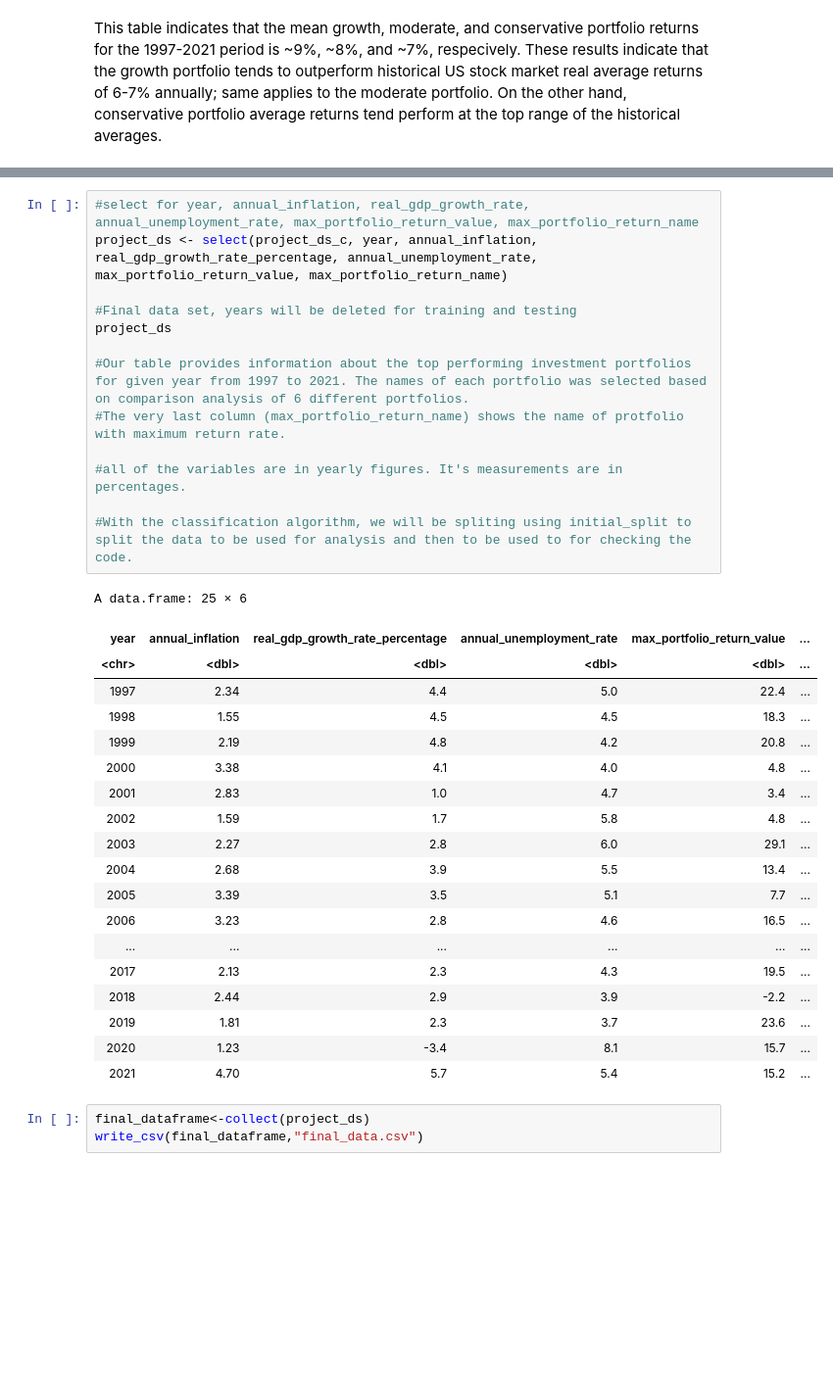
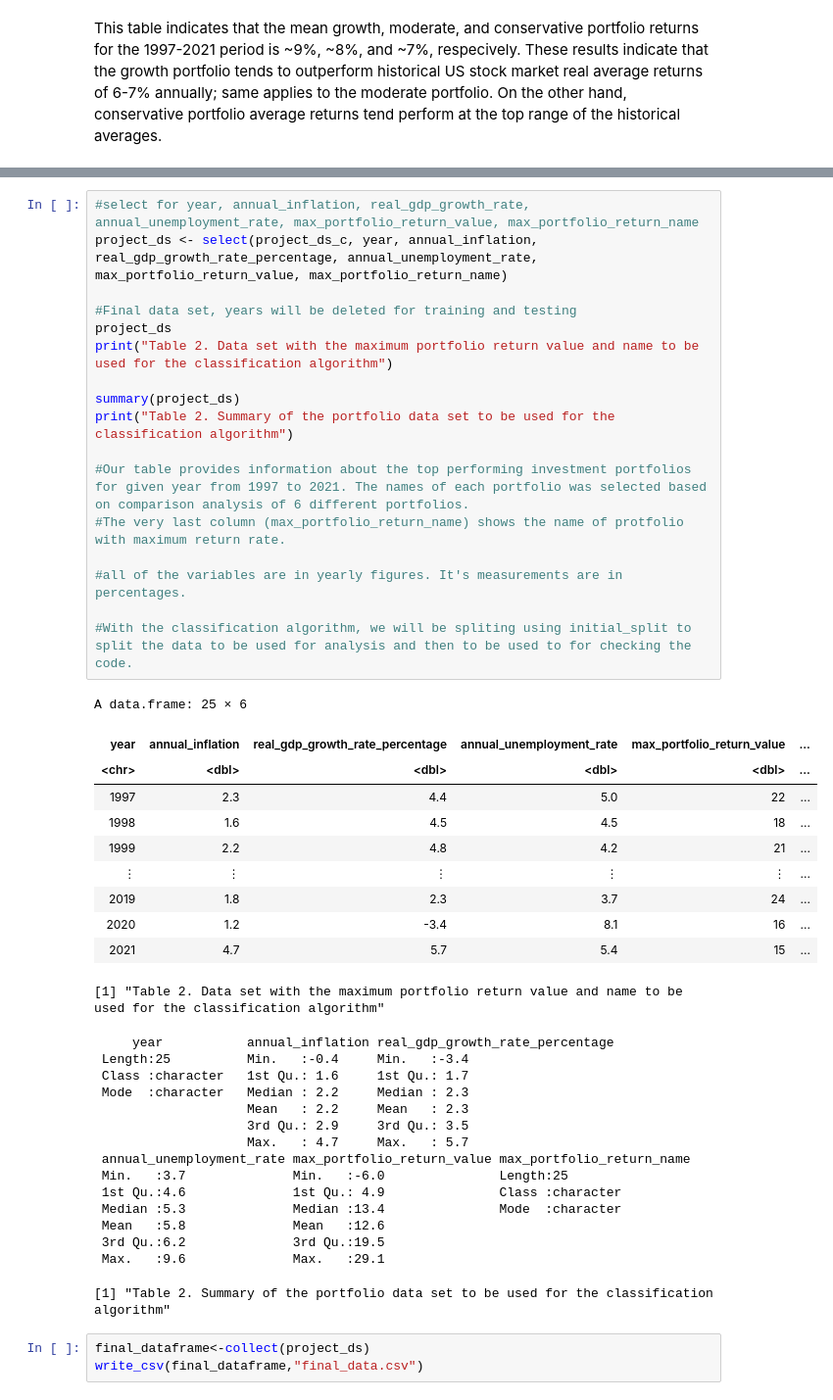
Before and after one commit to Arioniums/DSCI_100_125, a Jupyter notebook: project_group_125.ipynb, the cells around one changed output, grey strips where cells are left out. Shown at 98% size. Saved outputs shown, nothing was run; the diff lists cells and outputs as text; blank space fills up the shorter version.

```diff
--- a/project_group_125.ipynb
+++ b/project_group_125.ipynb
@@ -504,36 +312,47 @@ A data.frame: 25 × 12
 # %%
 #select for year, annual_inflation, real_gdp_growth_rate, annual_unemployment_rate, max_portfolio_return_value, max_portfolio_return_name
 project_ds <- select(project_ds_c, year, annual_inflation, real_gdp_growth_rate_percentage, annual_unemployment_rate, max_portfolio_return_value, max_portfolio_return_name)
 
 #Final data set, years will be deleted for training and testing
 project_ds
+print("Table 2. Data set with the maximum portfolio return value and name to be used for the classification algorithm")
+
+summary(project_ds)
+print("Table 2. Summary of the portfolio data set to be used for the classification algorithm")
 
 #Our table provides information about the top performing investment portfolios for given year from 1997 to 2021. The names of each portfolio was selected based on comparison analysis of 6 different portfolios.
 #The very last column (max_portfolio_return_name) shows the name of protfolio with maximum return rate.
 
 #all of the variables are in yearly figures. It's measurements are in percentages.
 
 #With the classification algorithm, we will be spliting using initial_split to split the data to be used for analysis and then to be used to for checking the code.
 # %% [output]
 A data.frame: 25 × 6
 | year | annual_inflation | real_gdp_growth_rate_percentage | annual_unemployment_rate | max_portfolio_return_value | ... |
 | <chr> | <dbl> | <dbl> | <dbl> | <dbl> | ... |
-| 1997 | 2.34 | 4.4 | 5.0 | 22.4 | ... |
-| 1998 | 1.55 | 4.5 | 4.5 | 18.3 | ... |
-| 1999 | 2.19 | 4.8 | 4.2 | 20.8 | ... |
-| 2000 | 3.38 | 4.1 | 4.0 | 4.8 | ... |
-| 2001 | 2.83 | 1.0 | 4.7 | 3.4 | ... |
-| 2002 | 1.59 | 1.7 | 5.8 | 4.8 | ... |
-| 2003 | 2.27 | 2.8 | 6.0 | 29.1 | ... |
-| 2004 | 2.68 | 3.9 | 5.5 | 13.4 | ... |
-| 2005 | 3.39 | 3.5 | 5.1 | 7.7 | ... |
-| 2006 | 3.23 | 2.8 | 4.6 | 16.5 | ... |
-| ... | ... | ... | ... | ... | ... |
-| 2017 | 2.13 | 2.3 | 4.3 | 19.5 | ... |
-| 2018 | 2.44 | 2.9 | 3.9 | -2.2 | ... |
-| 2019 | 1.81 | 2.3 | 3.7 | 23.6 | ... |
-| 2020 | 1.23 | -3.4 | 8.1 | 15.7 | ... |
-| 2021 | 4.70 | 5.7 | 5.4 | 15.2 | ... |
+| 1997 | 2.3 | 4.4 | 5.0 | 22 | ... |
+| 1998 | 1.6 | 4.5 | 4.5 | 18 | ... |
+| 1999 | 2.2 | 4.8 | 4.2 | 21 | ... |
+| ⋮ | ⋮ | ⋮ | ⋮ | ⋮ | ... |
+| 2019 | 1.8 | 2.3 | 3.7 | 24 | ... |
+| 2020 | 1.2 | -3.4 | 8.1 | 16 | ... |
+| 2021 | 4.7 | 5.7 | 5.4 | 15 | ... |
+[1] "Table 2. Data set with the maximum portfolio return value and name to be used for the classification algorithm"
+     year           annual_inflation real_gdp_growth_rate_percentage
+ Length:25          Min.   :-0.4     Min.   :-3.4
+ Class :character   1st Qu.: 1.6     1st Qu.: 1.7
+ Mode  :character   Median : 2.2     Median : 2.3
+                    Mean   : 2.2     Mean   : 2.3
+                    3rd Qu.: 2.9     3rd Qu.: 3.5
+                    Max.   : 4.7     Max.   : 5.7
+ annual_unemployment_rate max_portfolio_return_value max_portfolio_return_name
+ Min.   :3.7              Min.   :-6.0               Length:25
+ 1st Qu.:4.6              1st Qu.: 4.9               Class :character
+ Median :5.3              Median :13.4               Mode  :character
+ Mean   :5.8              Mean   :12.6
+ 3rd Qu.:6.2              3rd Qu.:19.5
+ Max.   :9.6              Max.   :29.1
+[1] "Table 2. Summary of the portfolio data set to be used for the classification algorithm"
 # %%
 final_dataframe<-collect(project_ds)
 write_csv(final_dataframe,"final_data.csv")
```
Also changed, not shown: parts of 33 cells of this notebook, 1 other file.
